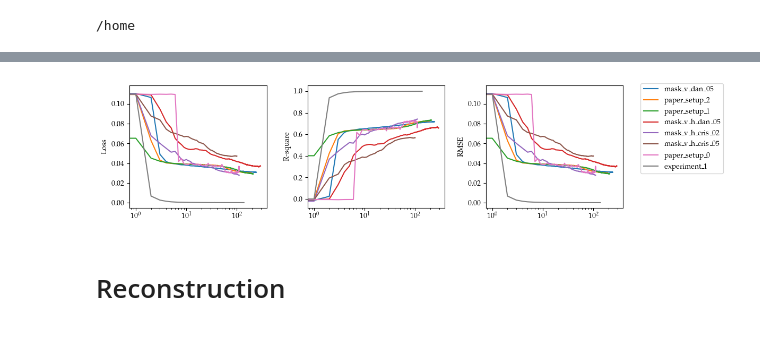
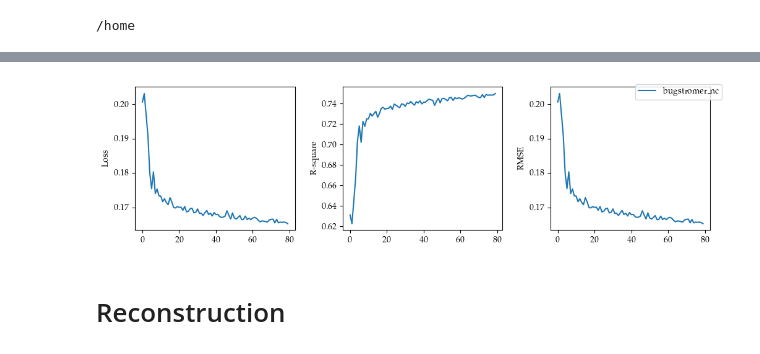
Before and after one commit to cridonoso/astromer, a Jupyter notebook: presentation/experiments/astromer_1/results.ipynb, the cells around one changed output, grey strips where cells are left out. Saved outputs shown, nothing was run; the diff lists cells and outputs as text; code cells hidden in the pictures.

```diff
--- a/presentation/experiments/astromer_1/results.ipynb
+++ b/presentation/experiments/astromer_1/results.ipynb
@@ -42,6 +42,6 @@ plt.rcParams.update({
 To enable them in other operations, rebuild TensorFlow with the appropriate compiler flags.
 # %%
 folder = './presentation/experiments/astromer_1/results/'
-exp_folders = glob.glob(os.path.join(folder, '*','*', 'pretraining'))
+exp_folders = glob.glob(os.path.join(folder, '*', 'pretraining'))
 exp_folders
 # %% [output]
@@ -69,35 +62,35 @@ for expdir in exp_folders:
     config_path = os.path.join(expdir, 'config.toml')
     log_dir = os.path.join(expdir, 'logs')
     with open(config_path, 'r') as f:
         config = toml.load(f)
 
         val_metrics = get_metrics(os.path.join(log_dir, 'validation'),
                                   metric_name='loss')
         best_epoch = val_metrics['value'].astype(float).argmin()
 
 
         for index, metric in enumerate(metric_names):
             try:
                 train_metrics = get_metrics(os.path.join(log_dir, 'train'), metric_name=metric)
                 valid_metrics = get_metrics(os.path.join(log_dir, 'validation'), metric_name=metric)
 
 #                 axes[index].plot(train_metrics['step'], train_metrics['value'], label='T-({})'.format(config['probed']))
                 axes[index].plot(valid_metrics['step'], valid_metrics['value'],
                                  label='{}'.format(expdir.split('/')[-3]))
 #                 axes[index].set_yscale('log')
-                axes[index].set_xscale('log')
+#                 axes[index].set_xscale('log')
                 axes[index].set_ylabel(format_metric_name[metric])
 
                 config[metric] = np.round(train_metrics.iloc[best_epoch]['value'], 3)
                 config[metric+'_val'] = np.round(valid_metrics.iloc[best_epoch]['value'], 3)
             except:
                 continue
 
         rows.append(pd.Series(config))
 axes[-1].legend(bbox_to_anchor=(1.1, 1.05))
 results = pd.concat(rows, axis=1).T
 # %% [output]
-[figure, old version]
+[figure, new version]
 # %% [markdown]
 # Reconstruction
 # %%
```
Also changed, not shown: parts of 5 cells of this notebook, 1 other file.
